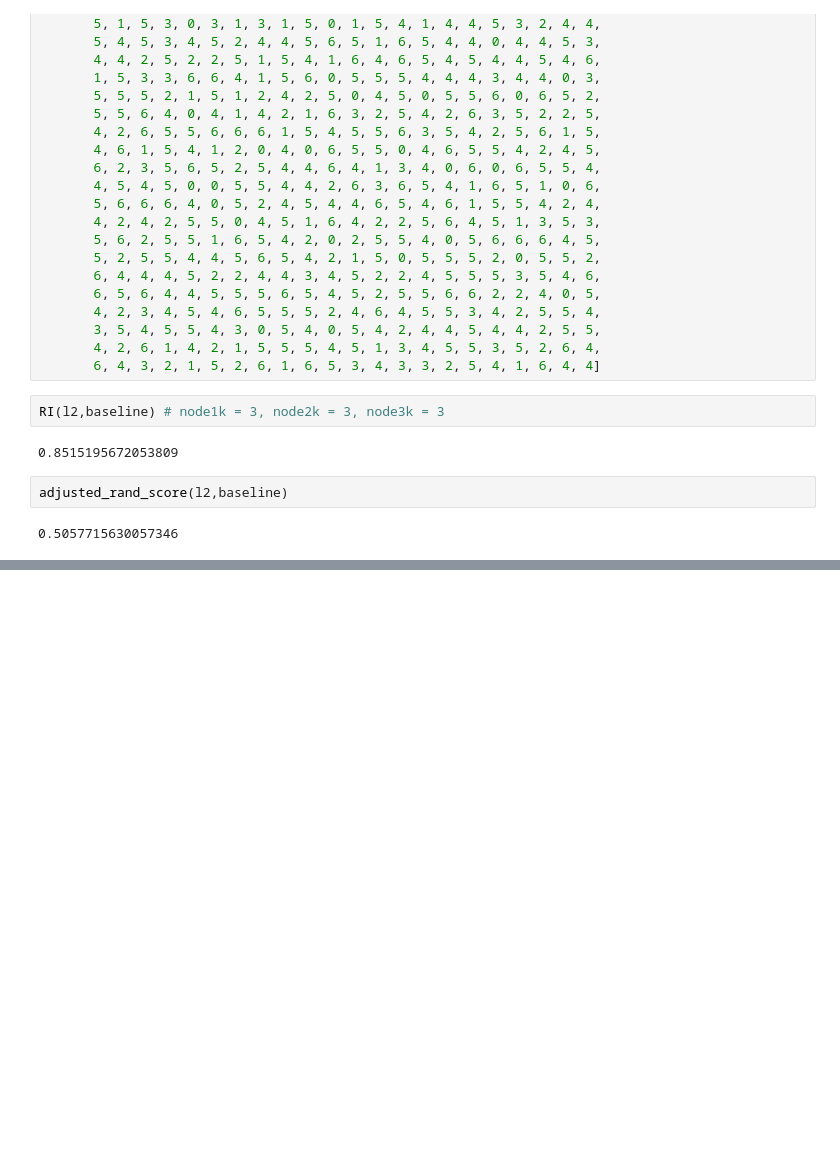
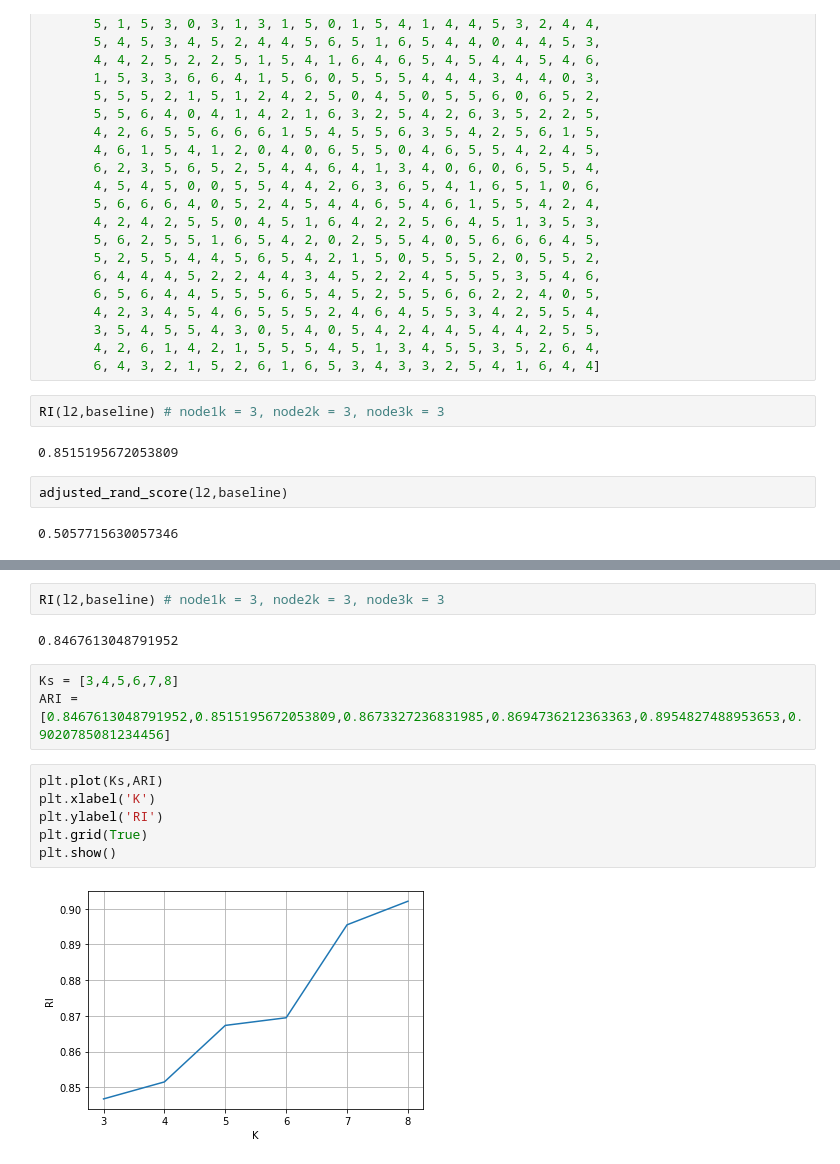
Before and after one commit to suchfun/MasterThesis, a Jupyter notebook: experience/ch4_experience/baseline.ipynb, the cells around one changed output, grey strips where cells are left out. Drawn from its saved outputs; the diff is of its cells as text; blank space fills up the shorter version.

```diff
--- a/experience/ch4_experience/baseline.ipynb
+++ b/experience/ch4_experience/baseline.ipynb
@@ -503,0 +549,15 @@ adjusted_rand_score(l2,baseline)
+# %%
+RI(l2,baseline) # node1k = 3, node2k = 3, node3k = 3
+# %% [output]
+0.8467613048791952
+# %%
+Ks = [3,4,5,6,7,8]
+ARI = [0.8467613048791952,0.8515195672053809,0.8673327236831985,0.8694736212363363,0.8954827488953653,0.9020785081234456]
+# %%
+plt.plot(Ks,ARI)
+plt.xlabel('K')
+plt.ylabel('RI')
+plt.grid(True)
+plt.show()
+# %% [output]
+[figure, added]
```
Also changed, not shown: parts of 3 cells of this notebook, 16 other files.
